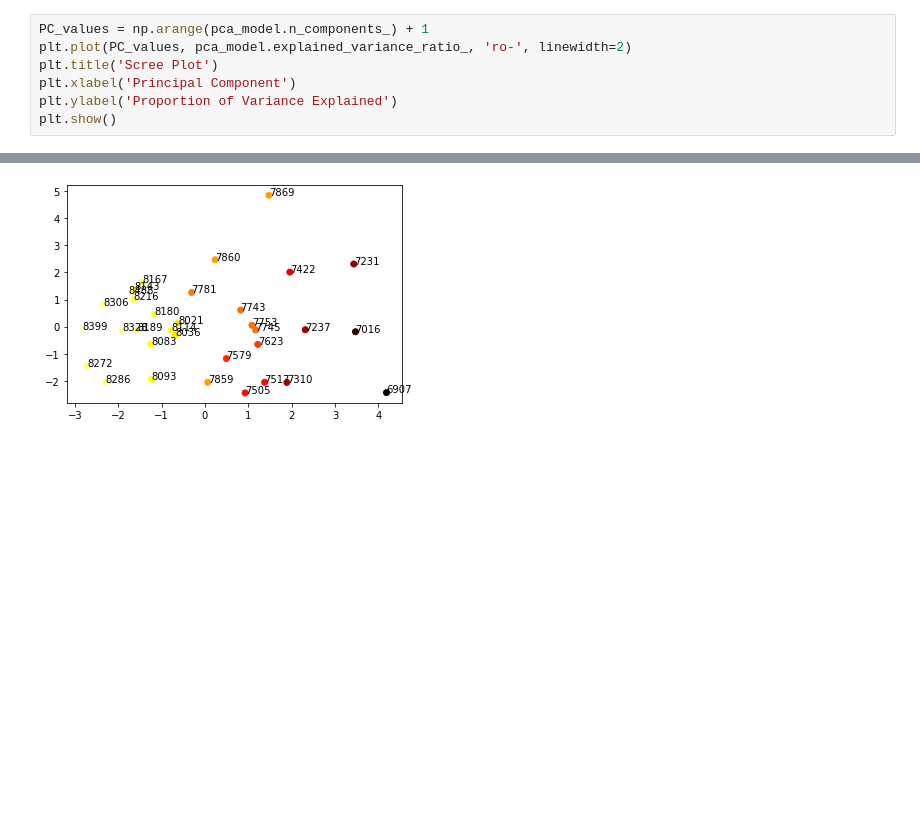
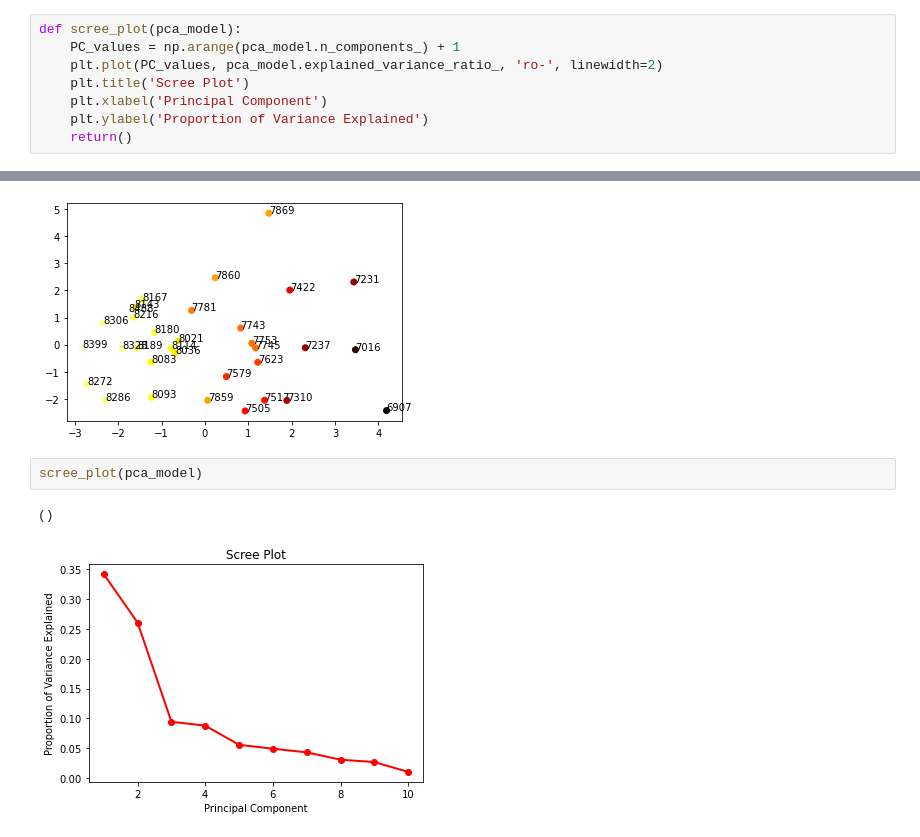
Before and after one commit to ArneDeloose/Ugain_MachineLearning_DataVis, a Jupyter notebook: Theory_notebook.ipynb, the cells around one changed output, grey strips where cells are left out. Cells and saved outputs as stored; diff of their text form; blank space fills up the shorter version.

```diff
--- a/Theory_notebook.ipynb
+++ b/Theory_notebook.ipynb
@@ -51,9 +51,10 @@ X=scaler.transform(X)
 pca_model = PCA()
 x_new = pca_model.fit_transform(X)
 # %%
-PC_values = np.arange(pca_model.n_components_) + 1
-plt.plot(PC_values, pca_model.explained_variance_ratio_, 'ro-', linewidth=2)
-plt.title('Scree Plot')
-plt.xlabel('Principal Component')
-plt.ylabel('Proportion of Variance Explained')
-plt.show()
+def scree_plot(pca_model):
+    PC_values = np.arange(pca_model.n_components_) + 1
+    plt.plot(PC_values, pca_model.explained_variance_ratio_, 'ro-', linewidth=2)
+    plt.title('Scree Plot')
+    plt.xlabel('Principal Component')
+    plt.ylabel('Proportion of Variance Explained')
+    return()
@@ -101,6 +106,11 @@ def scores_plot(x_new, y):
 [fig, ax] = scores_plot(x_new, df['score'])
 # %% [output]
 [figure]
+# %%
+scree_plot(pca_model)
+# %% [output]
+()
+[figure, added]
 # %%
 iris = datasets.load_iris()
 X = iris.data
```
Also changed, not shown: parts of 6 cells of this notebook, 4 other files.
